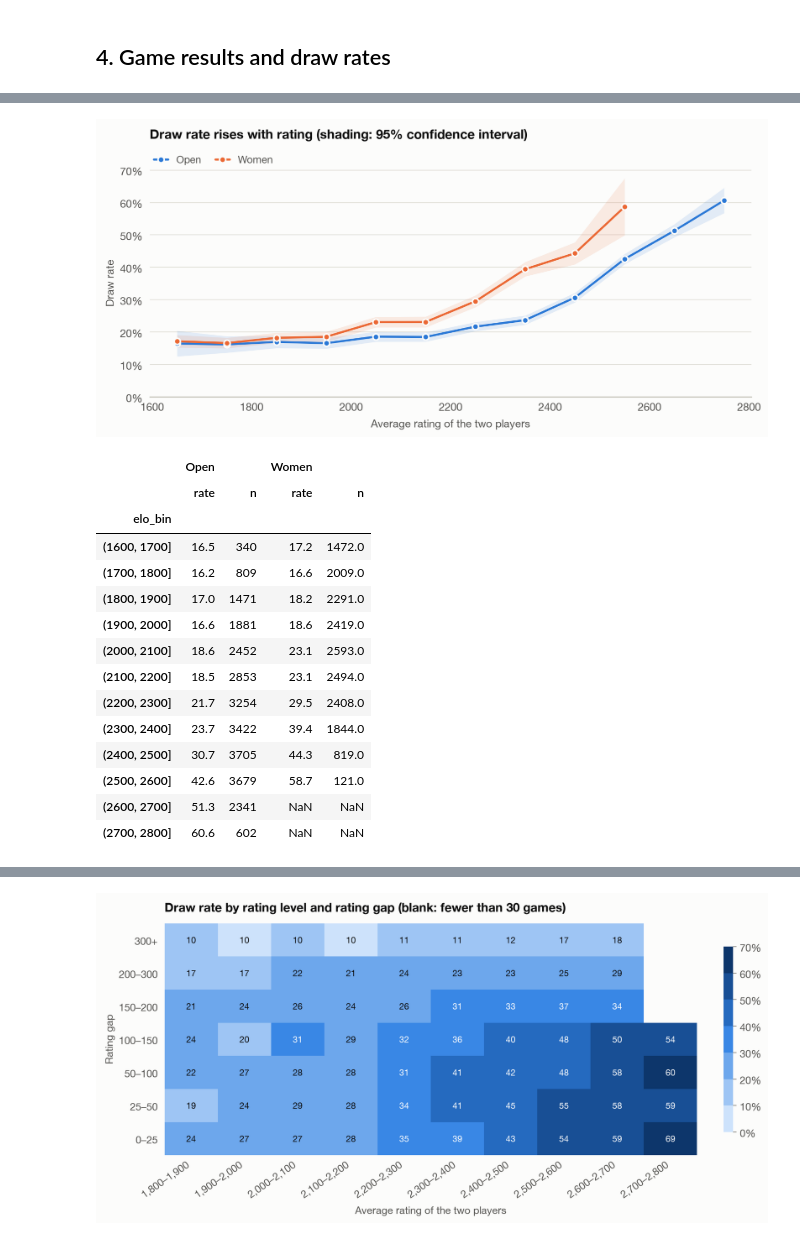
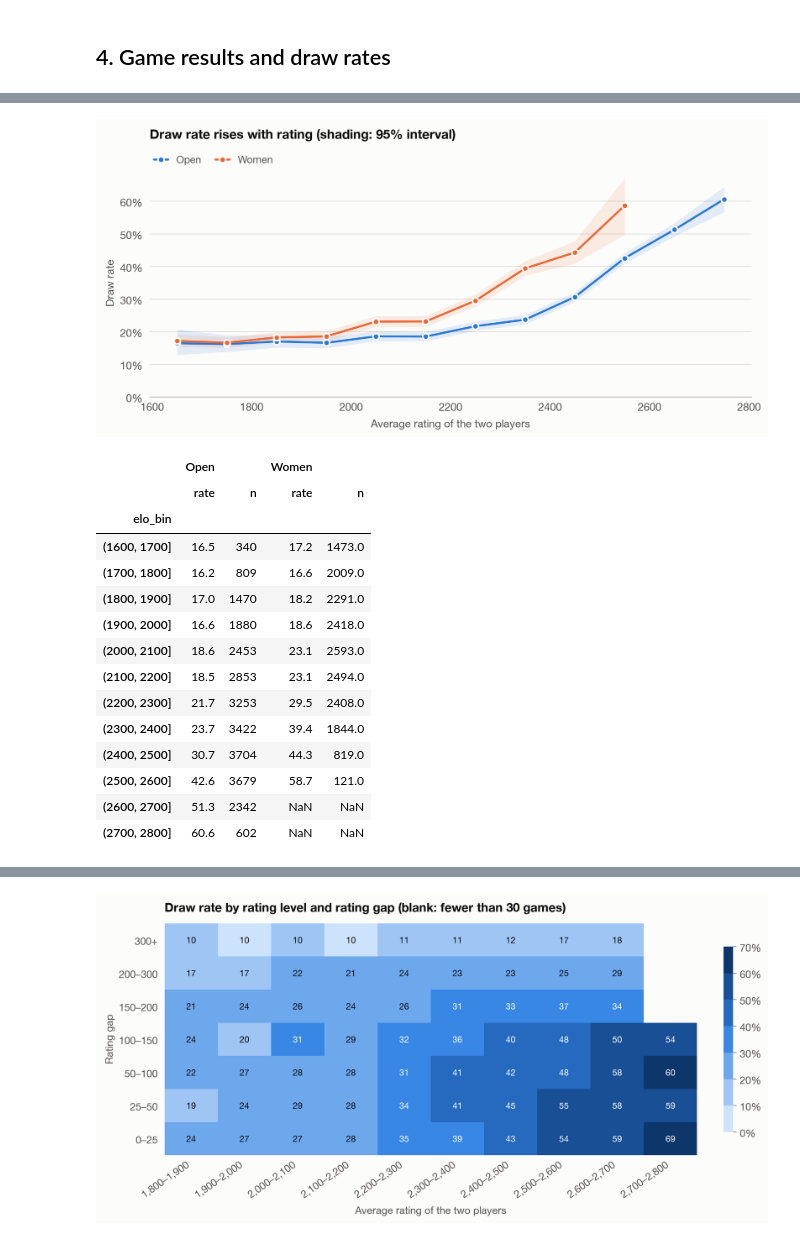
Before and after one commit to UdaraSandesha/master-thesis, a Jupyter notebook: notebooks/01_descriptive_statistics.ipynb, the cells around one changed output, grey strips where cells are left out. Saved outputs shown, nothing was run; the diff lists cells and outputs as text; code cells hidden in the pictures.

```diff
--- a/notebooks/01_descriptive_statistics.ipynb
+++ b/notebooks/01_descriptive_statistics.ipynb
@@ -79,15 +79,20 @@ def grouped_columns(ax, table, colors, width=0.3):
 
 
 def rate_with_ci(frame, by, flag):
-    """Share (%) of `flag` for each group, with a 95% confidence half-width."""
+    """Share (%) of `flag` for each group, with a 95% Wilson interval (lo, hi).
+    The interval treats games as independent. Games of the same match and team are not,
+    so it is somewhat too narrow: read it as a guide to sample size, not as a test."""
     out = frame.groupby(by, observed=True)[flag].agg(rate="mean", n="size").reset_index()
-    out["ci"] = 1.96 * np.sqrt(out["rate"] * (1 - out["rate"]) / out["n"]) * 100
+    z = 1.96
+    centre = (out["rate"] + z**2 / (2 * out["n"])) / (1 + z**2 / out["n"])
+    half = z * np.sqrt(out["rate"] * (1 - out["rate"]) / out["n"] + z**2 / (4 * out["n"] ** 2)) / (1 + z**2 / out["n"])
+    out["lo"], out["hi"] = (centre - half) * 100, (centre + half) * 100
     out["rate"] *= 100
     return out
 
 
-def line_with_band(ax, x, y, ci, color, label, marker=None):
-    ax.fill_between(x, y - ci, y + ci, color=color, alpha=0.12, linewidth=0)
+def line_with_band(ax, x, y, lo, hi, color, label, marker=None):
+    ax.fill_between(x, lo, hi, color=color, alpha=0.12, linewidth=0)
     ax.plot(x, y, color=color, label=label, marker=marker, markersize=6,
             markeredgecolor=SURFACE, markeredgewidth=1.5)
 # %% [markdown]
@@ -98,7 +103,8 @@ games = query("""
            g.white_id, g.black_id, tw.name AS white_team, tb.name AS black_team,
            NULLIF(g.white_elo, 0) AS white_elo, NULLIF(g.black_elo, 0) AS black_elo,
            g.white_title, g.black_title, g.result, g.white_score::float8 AS white_score,
-           g.eco, g.n_plies, g.has_clocks, g.end_elapsed_s
+           g.eco, g.n_plies, g.board_source, g.lichess_url IS NOT NULL AS has_lichess,
+           g.has_clocks, g.clock_ok, g.end_elapsed_s
     FROM games g
     JOIN matches m USING (match_id)
     JOIN events e USING (event_id)
@@ -133,6 +139,7 @@ summary = pd.DataFrame({
     "Played games": [len(played)],
     "Rated games": [len(rated)],
     "Games with clock data": [int(games.has_clocks.sum())],
+    "Games with clock data that passes all checks": [int(games.clock_ok.sum())],
     "Matches": [games.match_id.nunique()],
     "Olympiads": [games.year.nunique()],
     "Player records": [pd.concat([games.white_id, games.black_id]).nunique()],
@@ -560,40 +568,40 @@ display(results_table)
 # %%
 elo_edges = np.arange(1600, 2801, 100)
 rated["elo_bin"] = pd.cut(rated.avg_elo, elo_edges)
 MIN_GAMES = 50
 
 fig, ax = plt.subplots()
 draw_by_elo = {}
 for section in SECTIONS:
     stats = rate_with_ci(rated[rated.section == section], "elo_bin", "draw")
     stats = stats[stats.n >= MIN_GAMES]
     stats["mid"] = stats.elo_bin.apply(lambda b: b.mid).astype(float)
-    line_with_band(ax, stats.mid, stats.rate, stats.ci, SECTION_COLOR[section], section, marker="o")
+    line_with_band(ax, stats.mid, stats.rate, stats.lo, stats.hi, SECTION_COLOR[section], section, marker="o")
     draw_by_elo[section] = stats.set_index("elo_bin")[["rate", "n"]]
 ax.yaxis.set_major_formatter(percent)
 ax.set_ylim(0, None)
 ax.set_xlabel("Average rating of the two players")
 ax.set_ylabel("Draw rate")
-ax.set_title("Draw rate rises with rating (shading: 95% confidence interval)", pad=30)
+ax.set_title("Draw rate rises with rating (shading: 95% interval)", pad=30)
 legend_on_top(ax)
 plt.show()
 display(pd.concat(draw_by_elo, axis=1).round(1))
 # %% [output]
-[figure, old version]
+[figure, new version]
 |  | Open |  | Women |  |
 |  | rate | n | rate | n |
 | elo_bin |  |  |  |  |
-| (1600, 1700] | 16.5 | 340 | 17.2 | 1472.0 |
+| (1600, 1700] | 16.5 | 340 | 17.2 | 1473.0 |
 | (1700, 1800] | 16.2 | 809 | 16.6 | 2009.0 |
-| (1800, 1900] | 17.0 | 1471 | 18.2 | 2291.0 |
-| (1900, 2000] | 16.6 | 1881 | 18.6 | 2419.0 |
-| (2000, 2100] | 18.6 | 2452 | 23.1 | 2593.0 |
+| (1800, 1900] | 17.0 | 1470 | 18.2 | 2291.0 |
+| (1900, 2000] | 16.6 | 1880 | 18.6 | 2418.0 |
+| (2000, 2100] | 18.6 | 2453 | 23.1 | 2593.0 |
 | (2100, 2200] | 18.5 | 2853 | 23.1 | 2494.0 |
-| (2200, 2300] | 21.7 | 3254 | 29.5 | 2408.0 |
+| (2200, 2300] | 21.7 | 3253 | 29.5 | 2408.0 |
 | (2300, 2400] | 23.7 | 3422 | 39.4 | 1844.0 |
-| (2400, 2500] | 30.7 | 3705 | 44.3 | 819.0 |
+| (2400, 2500] | 30.7 | 3704 | 44.3 | 819.0 |
 | (2500, 2600] | 42.6 | 3679 | 58.7 | 121.0 |
-| (2600, 2700] | 51.3 | 2341 | NaN | NaN |
+| (2600, 2700] | 51.3 | 2342 | NaN | NaN |
 | (2700, 2800] | 60.6 | 602 | NaN | NaN |
 # %%
 gap_edges = [0, 25, 50, 100, 150, 200, 300, 400, np.inf]
```
Also changed, not shown: parts of 27 cells of this notebook, 10 other files.
